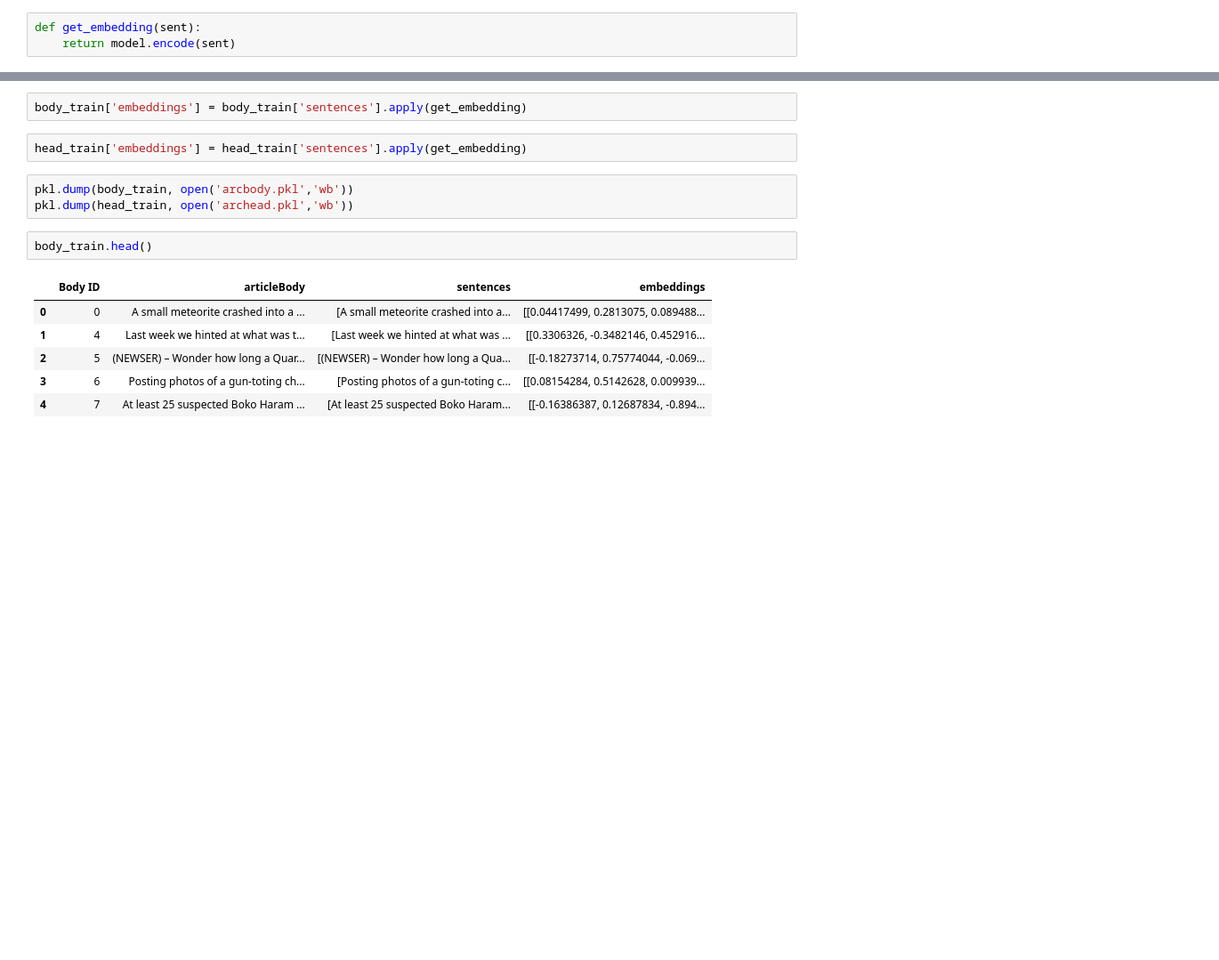
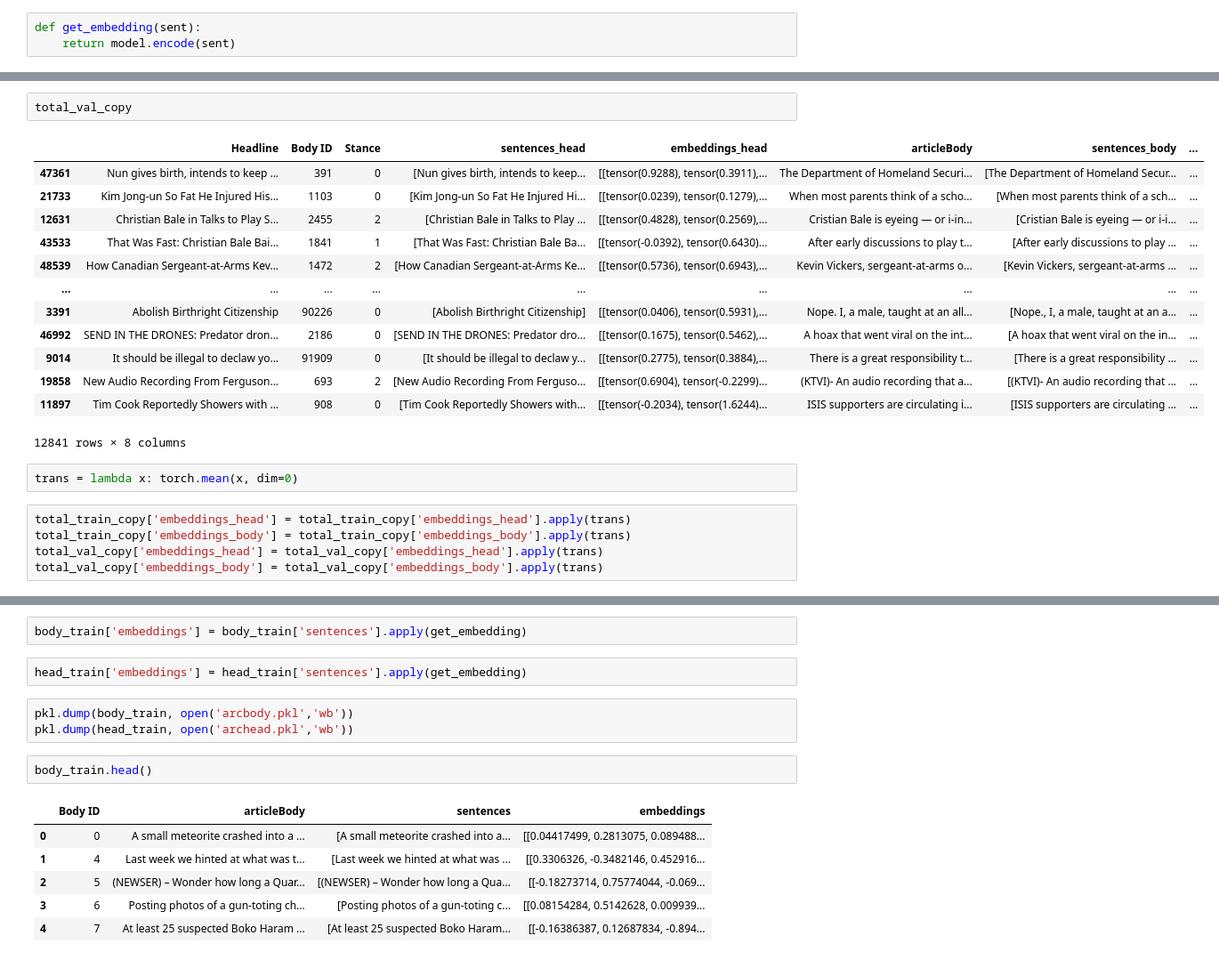
Before and after one commit to songwdfu/NLP_PJ, a Jupyter notebook: BERT_embeddings/BERT_embedding_preprocessing_arc.ipynb, the cells around one changed output, grey strips where cells are left out. Shown: that part at 89% size. Saved outputs shown, nothing was run; the diff lists cells and outputs as text; blank space fills up the shorter version.

```diff
--- a/BERT_embeddings/BERT_embedding_preprocessing_arc.ipynb
+++ b/BERT_embeddings/BERT_embedding_preprocessing_arc.ipynb
@@ -85,0 +135,23 @@ def get_embedding(sent):
+# %%
+total_val_copy
+# %% [output]
+|  | Headline | Body ID | Stance | sentences_head | embeddings_head | articleBody | sentences_body | ... |
+| 47361 | Nun gives birth, intends to keep ... | 391 | 0 | [Nun gives birth, intends to keep... | [[tensor(0.9288), tensor(0.3911),... | The Department of Homeland Securi... | [The Department of Homeland Secur... | ... |
+| 21733 | Kim Jong-un So Fat He Injured His... | 1103 | 0 | [Kim Jong-un So Fat He Injured Hi... | [[tensor(0.0239), tensor(0.1279),... | When most parents think of a scho... | [When most parents think of a sch... | ... |
+| 12631 | Christian Bale in Talks to Play S... | 2455 | 2 | [Christian Bale in Talks to Play ... | [[tensor(0.4828), tensor(0.2569),... | Cristian Bale is eyeing — or i-in... | [Cristian Bale is eyeing — or i-i... | ... |
+| 43533 | That Was Fast: Christian Bale Bai... | 1841 | 1 | [That Was Fast: Christian Bale Ba... | [[tensor(-0.0392), tensor(0.6430)... | After early discussions to play t... | [After early discussions to play ... | ... |
+| 48539 | How Canadian Sergeant-at-Arms Kev... | 1472 | 2 | [How Canadian Sergeant-at-Arms Ke... | [[tensor(0.5736), tensor(0.6943),... | Kevin Vickers, sergeant-at-arms o... | [Kevin Vickers, sergeant-at-arms ... | ... |
+| ... | ... | ... | ... | ... | ... | ... | ... | ... |
+| 3391 | Abolish Birthright Citizenship | 90226 | 0 | [Abolish Birthright Citizenship] | [[tensor(0.0406), tensor(0.5931),... | Nope. I, a male, taught at an all... | [Nope., I, a male, taught at an a... | ... |
+| 46992 | SEND IN THE DRONES: Predator dron... | 2186 | 0 | [SEND IN THE DRONES: Predator dro... | [[tensor(0.1675), tensor(0.5462),... | A hoax that went viral on the int... | [A hoax that went viral on the in... | ... |
+| 9014 | It should be illegal to declaw yo... | 91909 | 0 | [It should be illegal to declaw y... | [[tensor(0.2775), tensor(0.3884),... | There is a great responsibility t... | [There is a great responsibility ... | ... |
+| 19858 | New Audio Recording From Ferguson... | 693 | 2 | [New Audio Recording From Ferguso... | [[tensor(0.6904), tensor(-0.2299)... | (KTVI)- An audio recording that a... | [(KTVI)- An audio recording that ... | ... |
+| 11897 | Tim Cook Reportedly Showers with ... | 908 | 0 | [Tim Cook Reportedly Showers with... | [[tensor(-0.2034), tensor(1.6244)... | ISIS supporters are circulating i... | [ISIS supporters are circulating ... | ... |
+12841 rows × 8 columns
+# %%
+trans = lambda x: torch.mean(x, dim=0)
+# %%
+total_train_copy['embeddings_head'] = total_train_copy['embeddings_head'].apply(trans)
+total_train_copy['embeddings_body'] = total_train_copy['embeddings_body'].apply(trans)
+total_val_copy['embeddings_head'] = total_val_copy['embeddings_head'].apply(trans)
+total_val_copy['embeddings_body'] = total_val_copy['embeddings_body'].apply(trans)
```
Also changed, not shown: parts of 33 cells of this notebook, 19 other files.
